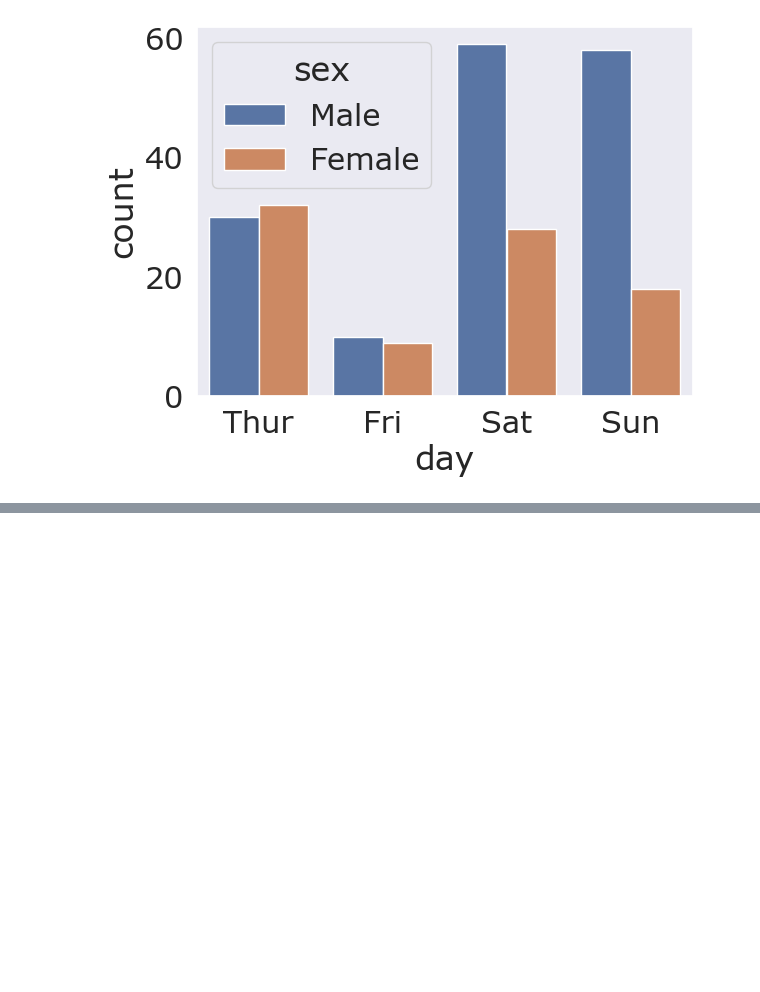
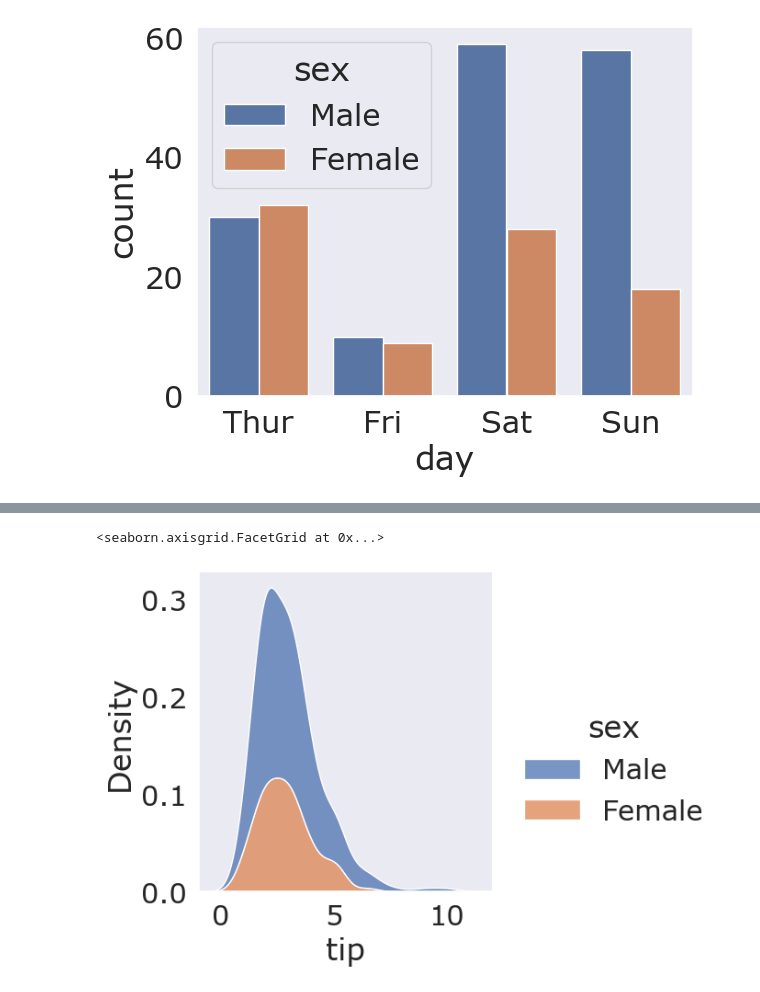
Before and after one commit to data4if/project_one, a Jupyter notebook: one/seaborn.ipynb, the cells around one changed output, grey strips where cells are left out. Saved outputs shown, nothing was run; the diff lists cells and outputs as text; code cells hidden in the pictures; blank space fills up the shorter version.

```diff
--- a/one/seaborn.ipynb
+++ b/one/seaborn.ipynb
@@ -58,0 +83,10 @@ sns.countplot(data=tips,x='day',hue='sex');
+# %%
+# para trabajar graficos de distrubucion - Favorito
+sns.displot(data=tips,
+            x='tip',
+            hue='sex',
+            kind='kde',
+            multiple='stack')
+# %% [output]
+<seaborn.axisgrid.FacetGrid at 0x...>
+[figure, added]
```
Also changed, not shown: parts of 7 cells of this notebook.
